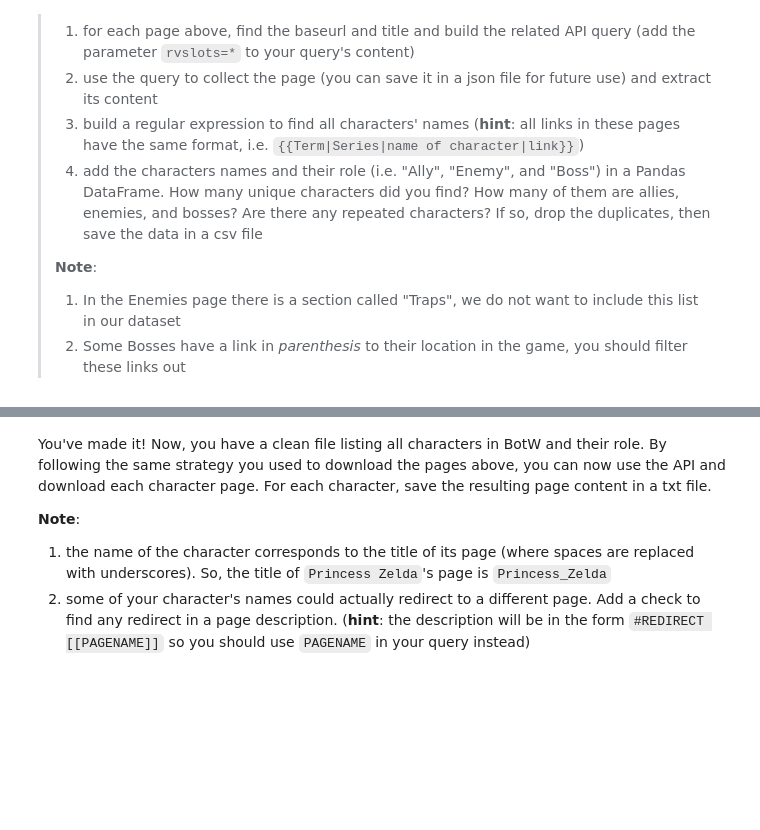
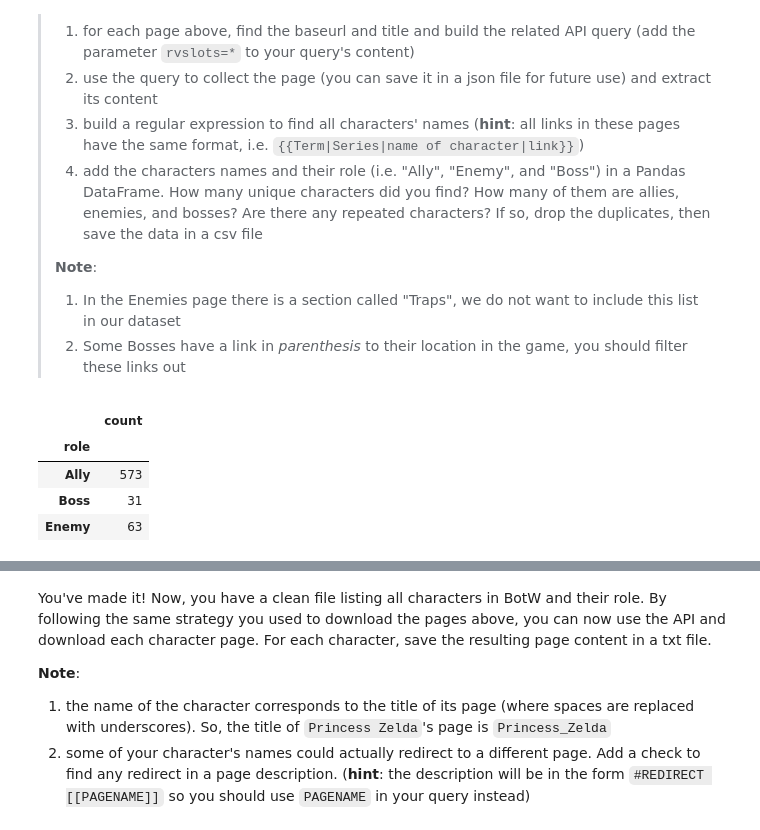
Before and after one commit to SocialComplexityLab/socialgraphs2021, a Jupyter notebook: lectures/Week4.ipynb, the cells around one changed output, grey strips where cells are left out. Cells and saved outputs as stored; diff of their text form; code cells hidden in the pictures; blank space fills up the shorter version.

```diff
--- a/lectures/Week4.ipynb
+++ b/lectures/Week4.ipynb
@@ -98,0 +110,34 @@ Now, to download the Zelda wiki pages of characters, we first need to collect th
+# %%
+baseurl = "https://zelda.fandom.com/api.php?action=query&titles={}&prop=revisions&rvprop=content&rvslots=*&format=json"
+titles = ["Characters_in_Breath_of_the_Wild", "Enemies_in_Breath_of_the_Wild", "Bosses_in_Breath_of_the_Wild"]
+pagedict = {}
+stringdict = {}
+for title in titles:
+    response = requests.get(baseurl.format(title))
+    pagedict[title] = response.json()
+    key = next(iter(response.json()["query"]["pages"].keys()))
+    stringdict[title] = response.json()["query"]["pages"][key]["revisions"][0]['slots']['main']['*']
+# %%
+frames = []
+roles = ["Ally", "Enemy", "Boss"]
+for title, role in zip(titles, roles):
+    text = stringdict[title]
+    if role == "Enemy":
+        text = text.split("Traps")[0]
+    match = re.findall(r"{{Term\|BotW\|.*?\}}", text)
+    if role == "Boss":
+        match = [val for val in match if ")" not in val]
+    match = [name for name in match if "link" in name]
+    df = pd.DataFrame({"name": match})
+    df["role"] = role
+    frames.append(df)
+
+result = pd.concat(frames).drop_duplicates()
+result.to_csv("Breath_of_the_Wild_NPC.csv")
+result.groupby(["role"]).count().rename(columns={"name":"count"})
+# %% [output]
+|  | count |
+| role |  |
+| Ally | 573 |
+| Boss | 31 |
+| Enemy | 63 |
```
Also changed, not shown: parts of 9 cells of this notebook.
